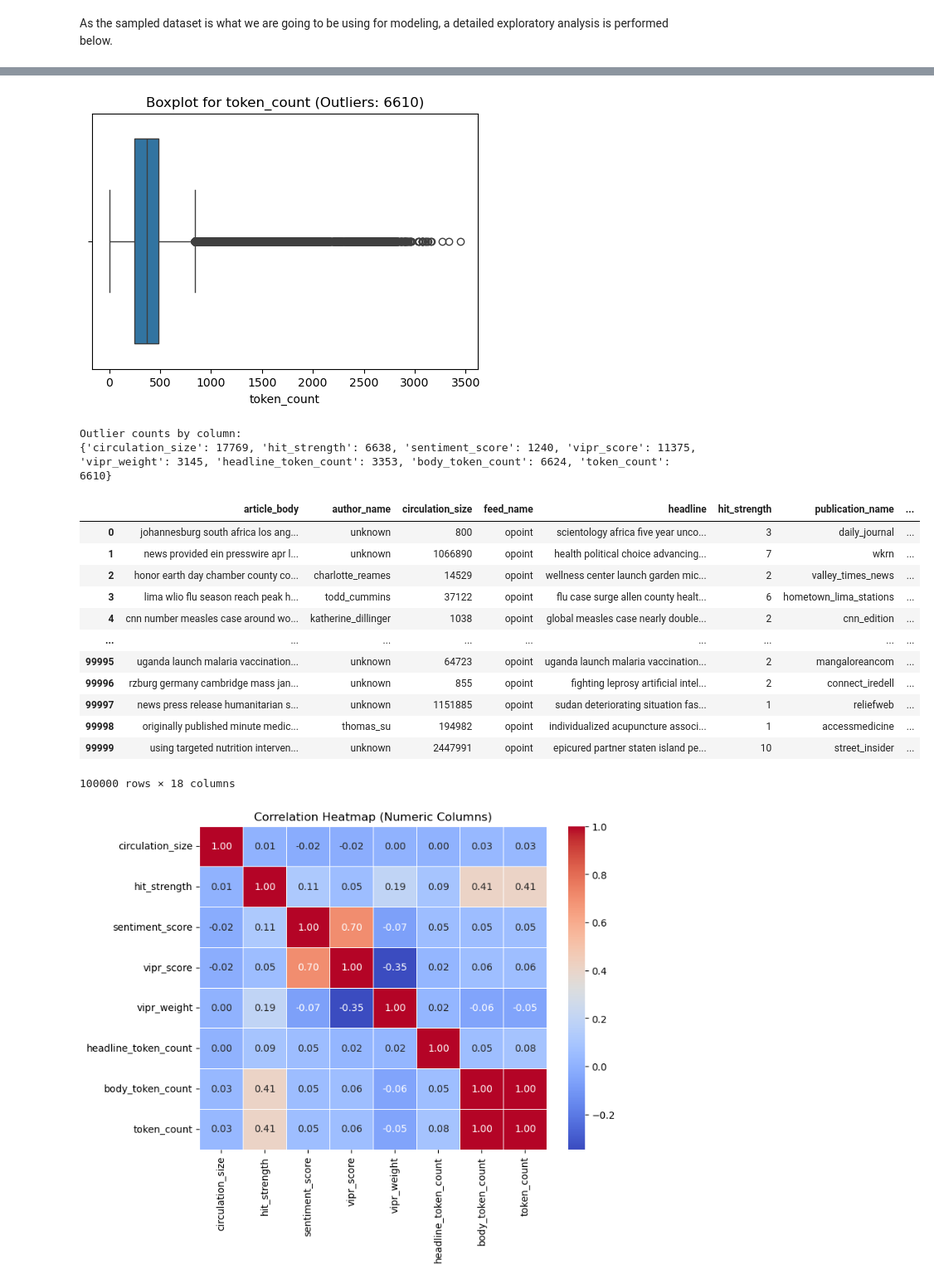
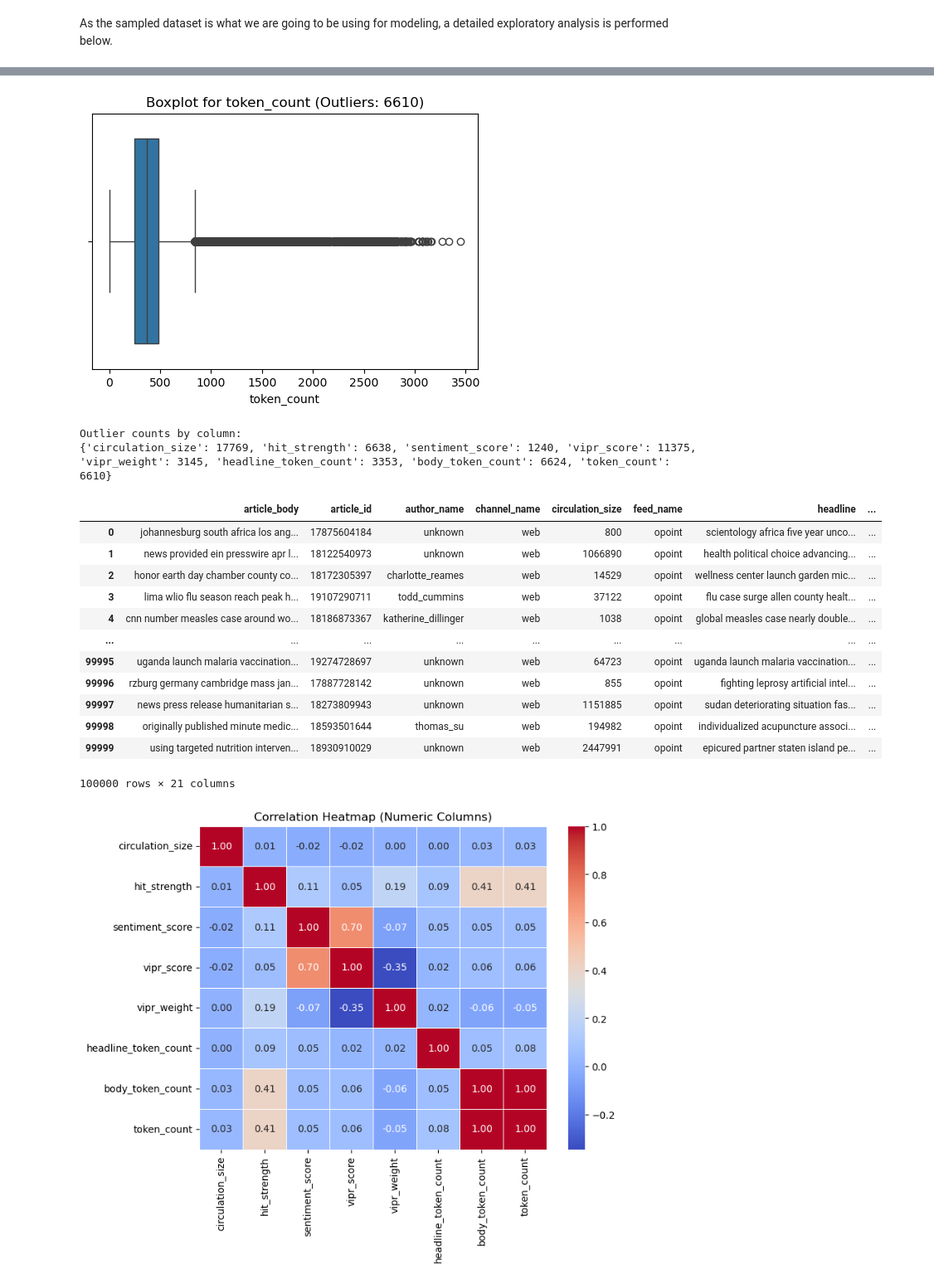
Before and after one commit to amg477/capstone, a Jupyter notebook: analysis/general_eda.ipynb, the cells around one changed output, grey strips where cells are left out. Shown: that part at 83% size. Saved outputs shown, nothing was run; the diff lists cells and outputs as text; code cells hidden in the pictures.

```diff
--- a/analysis/general_eda.ipynb
+++ b/analysis/general_eda.ipynb
@@ -334,47 +335,47 @@ def detect_outliers_iqr(df, cols, remove=False):
         outliers = df[(df[col] < lower_bound) | (df[col] > upper_bound)]
         outlier_indices[col] = len(outliers)
 
 
         if remove:
             df_clean = df_clean[(df_clean[col] >= lower_bound) & (df_clean[col] <= upper_bound)]
 
 
         plt.figure(figsize=(6, 4))
         sns.boxplot(x=df[col])
         plt.title(f"Boxplot for {col} (Outliers: {len(outliers)})")
         plt.show()
 
     print("Outlier counts by column:")
     print(outlier_indices)
 
     return df_clean
 
-numeric_cols = sampleDF.select_dtypes(include=[np.number]).columns.tolist()
+numeric_cols = [c for c in sampleDF.select_dtypes(include="number").columns if c != "article_id"]
 detect_outliers_iqr(sampleDF, numeric_cols, remove = False)
 # %% [output]
 [figure]
 [figure]
 [figure]
 [figure]
 [figure]
 [figure]
 [figure]
 [figure]
 Outlier counts by column:
 {'circulation_size': 17769, 'hit_strength': 6638, 'sentiment_score': 1240, 'vipr_score': 11375, 'vipr_weight': 3145, 'headline_token_count': 3353, 'body_token_count': 6624, 'token_count': 6610}
-|  | article_body | author_name | circulation_size | feed_name | headline | hit_strength | publication_name | ... |
-| 0 | johannesburg south africa los ang... | unknown | 800 | opoint | scientology africa five year unco... | 3 | daily_journal | ... |
-| 1 | news provided ein presswire apr l... | unknown | 1066890 | opoint | health political choice advancing... | 7 | wkrn | ... |
-| 2 | honor earth day chamber county co... | charlotte_reames | 14529 | opoint | wellness center launch garden mic... | 2 | valley_times_news | ... |
-| 3 | lima wlio flu season reach peak h... | todd_cummins | 37122 | opoint | flu case surge allen county healt... | 6 | hometown_lima_stations | ... |
-| 4 | cnn number measles case around wo... | katherine_dillinger | 1038 | opoint | global measles case nearly double... | 2 | cnn_edition | ... |
+|  | article_body | article_id | author_name | channel_name | circulation_size | feed_name | headline | ... |
+| 0 | johannesburg south africa los ang... | 17875604184 | unknown | web | 800 | opoint | scientology africa five year unco... | ... |
+| 1 | news provided ein presswire apr l... | 18122540973 | unknown | web | 1066890 | opoint | health political choice advancing... | ... |
+| 2 | honor earth day chamber county co... | 18172305397 | charlotte_reames | web | 14529 | opoint | wellness center launch garden mic... | ... |
+| 3 | lima wlio flu season reach peak h... | 19107290711 | todd_cummins | web | 37122 | opoint | flu case surge allen county healt... | ... |
+| 4 | cnn number measles case around wo... | 18186873367 | katherine_dillinger | web | 1038 | opoint | global measles case nearly double... | ... |
 | ... | ... | ... | ... | ... | ... | ... | ... | ... |
-| 99995 | uganda launch malaria vaccination... | unknown | 64723 | opoint | uganda launch malaria vaccination... | 2 | mangaloreancom | ... |
-| 99996 | rzburg germany cambridge mass jan... | unknown | 855 | opoint | fighting leprosy artificial intel... | 2 | connect_iredell | ... |
-| 99997 | news press release humanitarian s... | unknown | 1151885 | opoint | sudan deteriorating situation fas... | 1 | reliefweb | ... |
-| 99998 | originally published minute medic... | thomas_su | 194982 | opoint | individualized acupuncture associ... | 1 | accessmedicine | ... |
-| 99999 | using targeted nutrition interven... | unknown | 2447991 | opoint | epicured partner staten island pe... | 10 | street_insider | ... |
+| 99995 | uganda launch malaria vaccination... | 19274728697 | unknown | web | 64723 | opoint | uganda launch malaria vaccination... | ... |
+| 99996 | rzburg germany cambridge mass jan... | 17887728142 | unknown | web | 855 | opoint | fighting leprosy artificial intel... | ... |
+| 99997 | news press release humanitarian s... | 18273809943 | unknown | web | 1151885 | opoint | sudan deteriorating situation fas... | ... |
+| 99998 | originally published minute medic... | 18593501644 | thomas_su | web | 194982 | opoint | individualized acupuncture associ... | ... |
+| 99999 | using targeted nutrition interven... | 18930910029 | unknown | web | 2447991 | opoint | epicured partner staten island pe... | ... |
-100000 rows × 18 columns
+100000 rows × 21 columns
 # %%
 corr_matrix = sampleDF[numeric_cols].corr()
 
```
Also changed, not shown: parts of 18 cells of this notebook.
